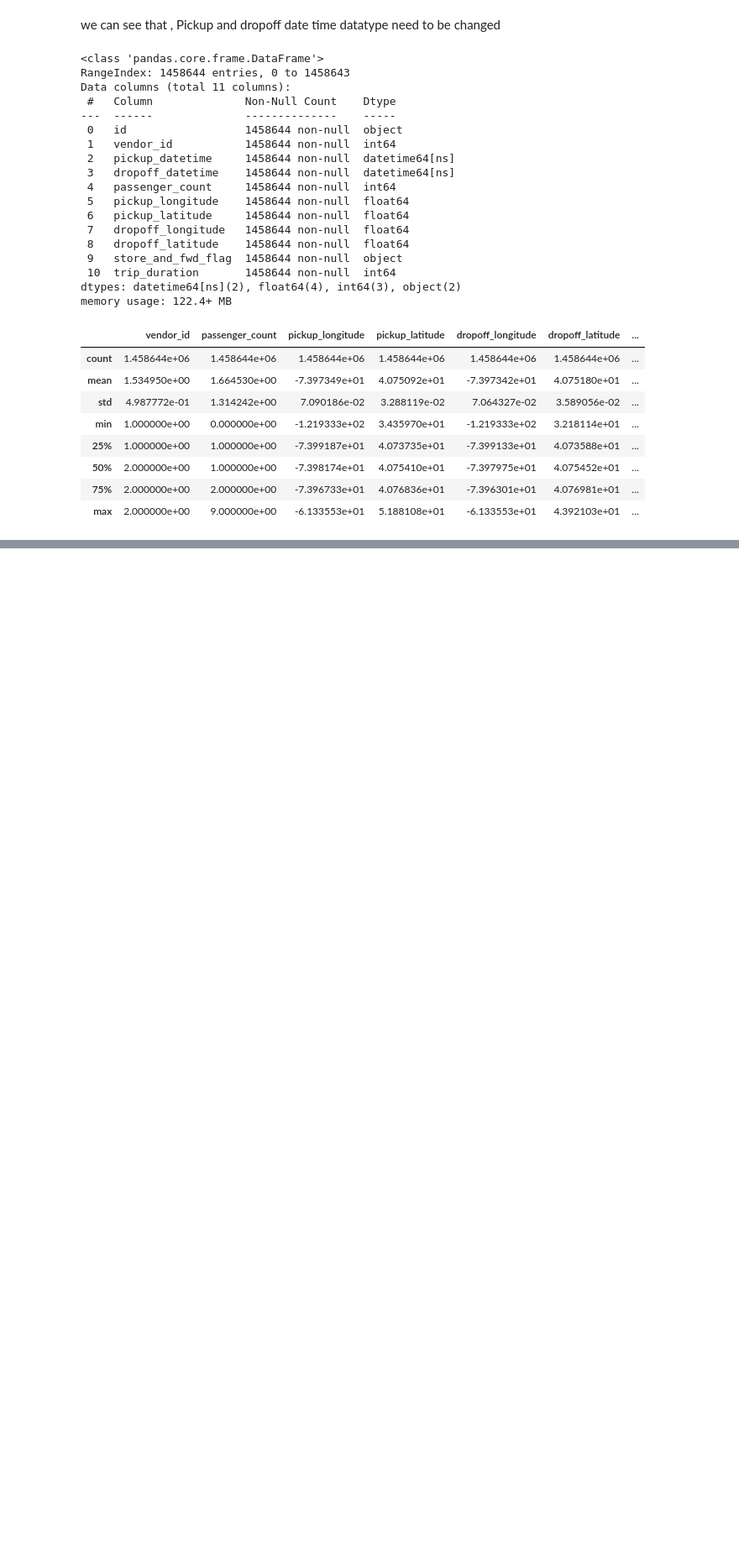
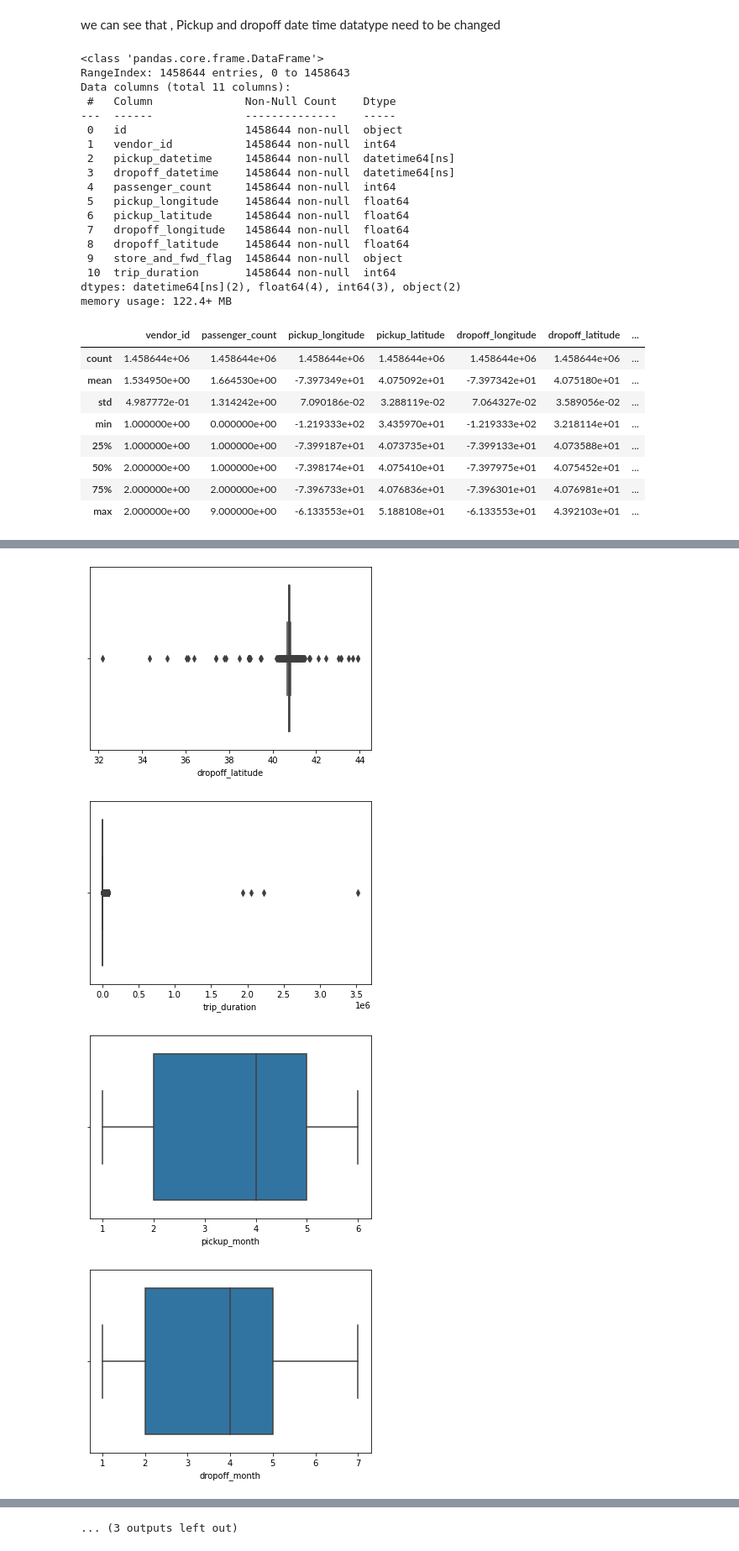
Before and after one commit to Arun1374/NYC-Taxi-Trip-Time-Prediction---Capstone-Project, a Jupyter notebook: NYC_Taxi_Trip_Time_Prediction_Capstone_Project.ipynb, the cells around one changed output, grey strips where cells are left out. Shown at 84% size. Saved outputs shown, nothing was run; the diff lists cells and outputs as text; code cells hidden in the pictures; blank space fills up the shorter version.

Commit message:
Adding Feature Columns for Best Model Building

```diff
--- a/NYC_Taxi_Trip_Time_Prediction_Capstone_Project.ipynb
+++ b/NYC_Taxi_Trip_Time_Prediction_Capstone_Project.ipynb
@@ -203,0 +270,3 @@ df.describe()
+# %%
+# adding a feature called speed.
+df['speed']=(df['distance']*3600)/df['trip_duration']
@@ -203,0 +276,10 @@ df.describe()
+# %%
+def time_of_day(x):
+  if x in range(6,12):
+    return 'morning'
+  elif x in range(12,16):
+    return 'afternoon'
+  elif x in range(16,22):
+    return 'evening'
+  else :
+    return 'night'
@@ -203,0 +288,3 @@ df.describe()
+# %%
+df['pickup_time_of_day']=df['pickup_hrs'].apply(time_of_day)
+df['dropoff_time_of_day']=df['dropoff_hrs'].apply(time_of_day)
@@ -203,0 +332,9 @@ df.describe()
+# %%
+df_numerical=df.describe().columns
+# %%
+plt.figure(figsize=(8,8))
+for i in df_numerical:
+  sns.boxplot(df[i])
+  xlabel=(i)
+  plt.show()
+# %% [output]
@@ -203,0 +346,4 @@ df.describe()
+[figure, added]
+[figure, added]
+[figure, added]
+[figure, added]
@@ -203,0 +353 @@ df.describe()
+... (3 outputs left out)
```
Also changed, not shown: parts of 18 cells of this notebook.
